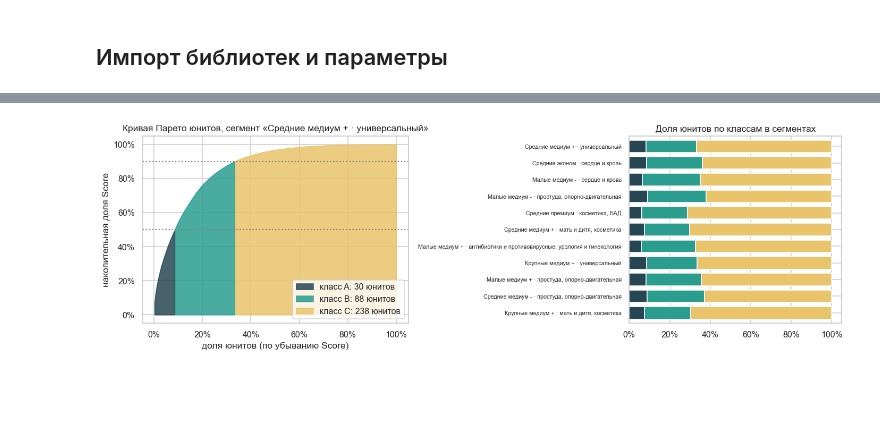
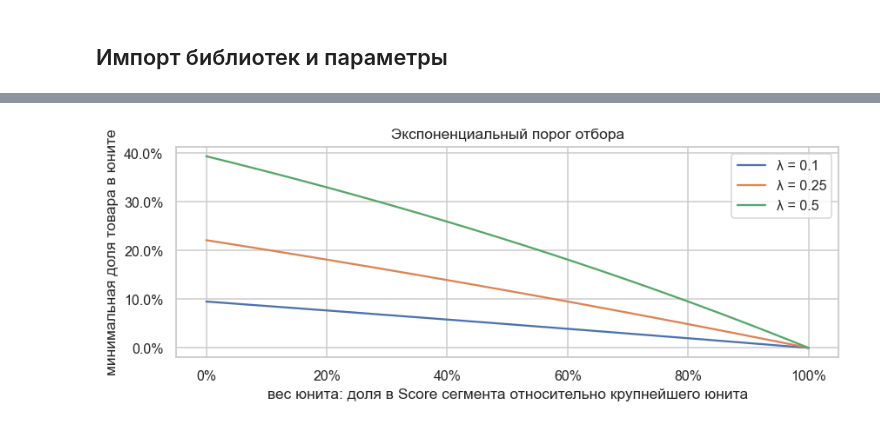
Before and after one commit to Viktor-VK/portfolio, a Jupyter notebook: Скоринг и выбор ассортиментной матрицы/01_score_abc_и_выбор_матрицы.ipynb, the cells around one changed output, grey strips where cells are left out. Drawn from its saved outputs; the diff is of its cells as text; code cells hidden in the pictures; blank space fills up the shorter version.

```diff
--- a/Скоринг и выбор ассортиментной матрицы/01_score_abc_и_выбор_матрицы.ipynb
+++ b/Скоринг и выбор ассортиментной матрицы/01_score_abc_и_выбор_матрицы.ipynb
@@ -253,23 +330,12 @@ units.groupby('clst').Status.value_counts().unstack().fillna(0).astype(int).head
 # %%
-fig, axes = plt.subplots(1, 2, figsize=(13, 4.2), gridspec_kw={'width_ratios': [1.25, 1]})
-biggest = n_stores.idxmax()
-u = units[units.clst == biggest].reset_index(drop=True)
-x = np.arange(1, len(u) + 1) / len(u)
-colors = {'A': '#264653', 'B': '#2a9d8f', 'C': '#e9c46a'}
-for status, part in u.groupby('Status'):
-    axes[0].fill_between(x[part.index], 0, part.cum_share, color=colors[status], alpha=.85, label=f'класс {status}: {len(part)} юнитов')
-axes[0].axhline(ABC_LOWER_BOUND, color='grey', ls=':'); axes[0].axhline(ABC_UPPER_BOUND, color='grey', ls=':')
-axes[0].xaxis.set_major_formatter(mticker.PercentFormatter(1)); axes[0].yaxis.set_major_formatter(mticker.PercentFormatter(1))
-axes[0].set(title=f'Кривая Парето юнитов, сегмент «{biggest}»', xlabel='доля юнитов (по убыванию Score)',
-            ylabel='накопительная доля Score'); axes[0].legend(loc='lower right')
-
-share = units.groupby('clst').Status.value_counts(normalize=True).unstack()[['A', 'B', 'C']]
-share = share.loc[n_stores.sort_values().index]
-share.plot.barh(stacked=True, color=[colors[s] for s in 'ABC'], ax=axes[1], width=.75, legend=False)
-axes[1].xaxis.set_major_formatter(mticker.PercentFormatter(1))
-axes[1].set(title='Доля юнитов по классам в сегментах', xlabel='', ylabel='')
-axes[1].tick_params(axis='y', labelsize=7)
-plt.tight_layout(); plt.show()
+share_grid = np.linspace(0, 1, 200)
+plt.figure(figsize=(8, 3.2))
+for lam in LAMBDAS:
+    plt.plot(share_grid, expon.cdf(1 - share_grid, scale=1 / lam), label=f'λ = {lam}')
+plt.gca().xaxis.set_major_formatter(mticker.PercentFormatter(1, decimals=0))
+plt.gca().yaxis.set_major_formatter(mticker.PercentFormatter(1))
+plt.xlabel('вес юнита: доля в Score сегмента относительно крупнейшего юнита'); plt.ylabel('минимальная доля товара в юните')
+plt.title('Экспоненциальный порог отбора'); plt.legend(); plt.tight_layout(); plt.show()
 # %% [output]
-[figure, old version]
+[figure, new version]
 # %%
```
Also changed, not shown: parts of 37 cells of this notebook, 5 other files.
